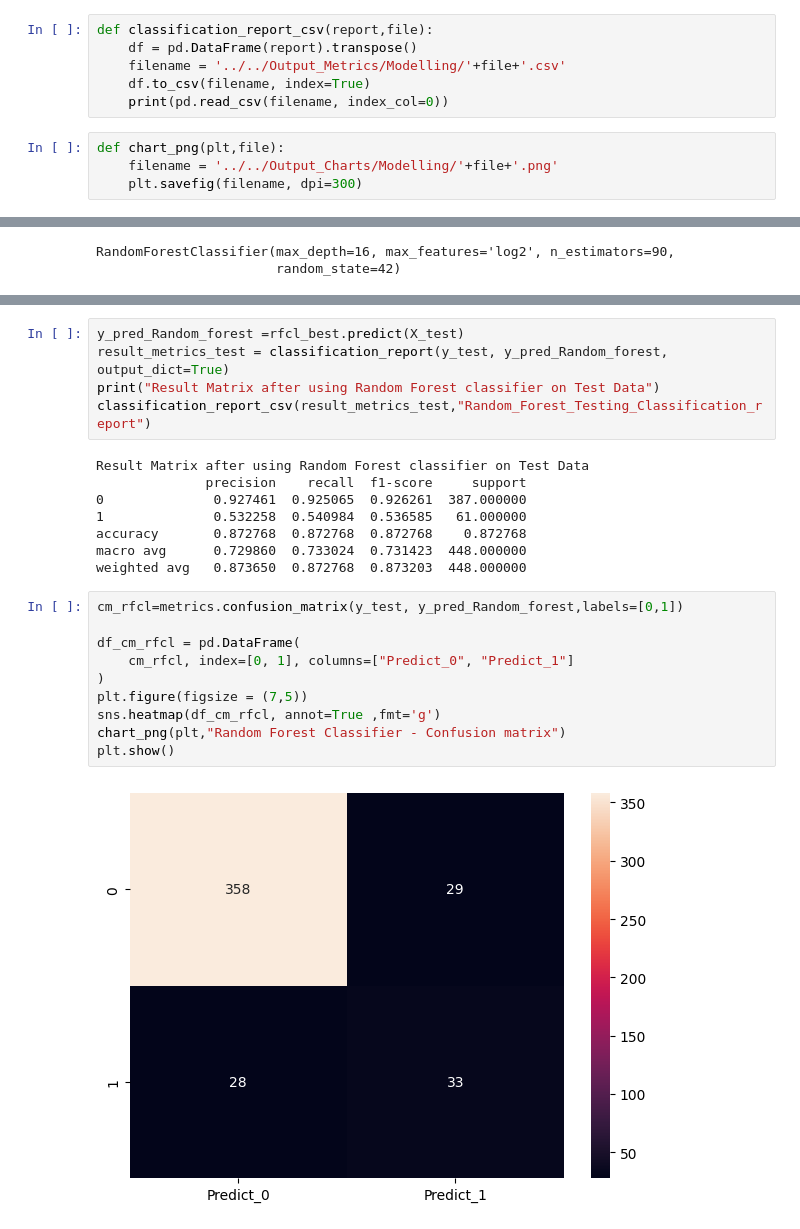
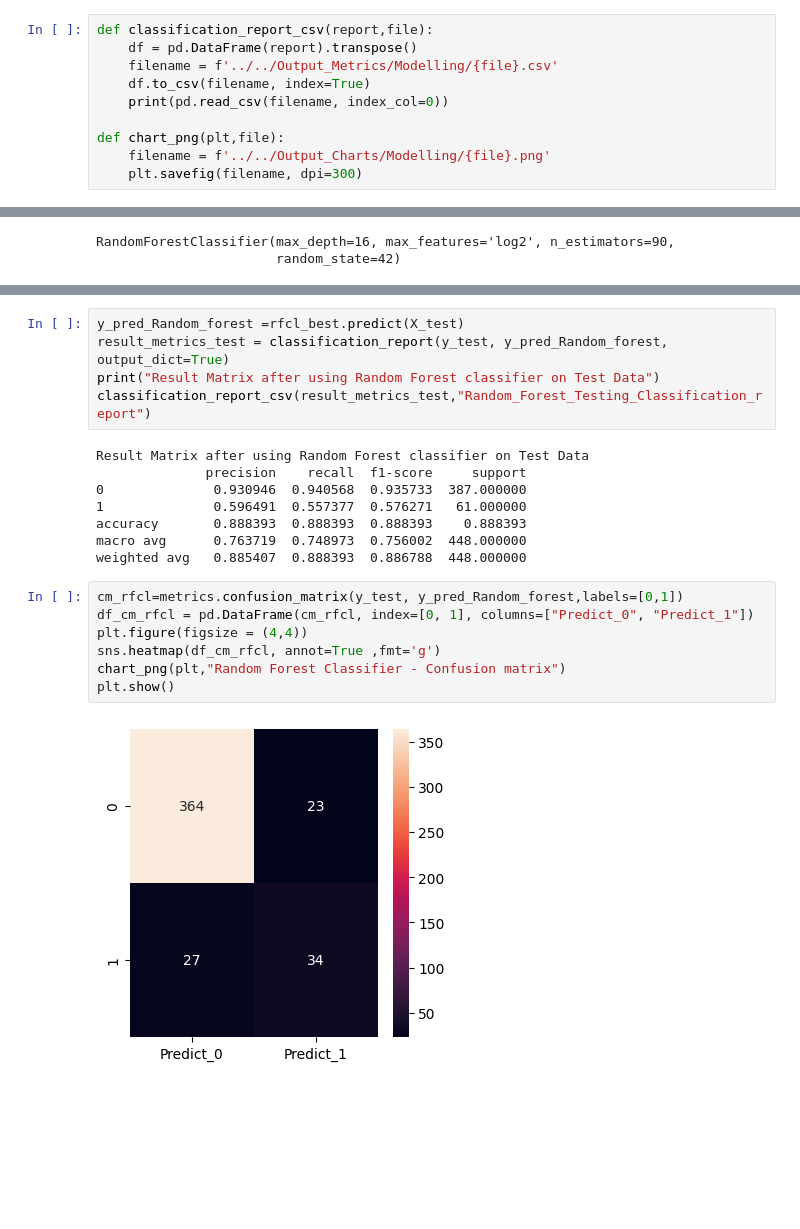
Before and after one commit to jay-singhvi/PyML_Personalized-Ads, a Jupyter notebook: Python_Code/Modelling/Market_Analytics.ipynb, the cells around one changed output, grey strips where cells are left out. Saved outputs shown, nothing was run; the diff lists cells and outputs as text; blank space fills up the shorter version.

```diff
--- a/Python_Code/Modelling/Market_Analytics.ipynb
+++ b/Python_Code/Modelling/Market_Analytics.ipynb
@@ -39,13 +39,13 @@ display(HTML("<style>.container { width:100% !important; }</style>"))
 # %%
 def classification_report_csv(report,file):
     df = pd.DataFrame(report).transpose()
-    filename = '../../Output_Metrics/Modelling/'+file+'.csv'
+    filename = f'../../Output_Metrics/Modelling/{file}.csv'
     df.to_csv(filename, index=True)
     print(pd.read_csv(filename, index_col=0))
+
+def chart_png(plt,file):
+    filename = f'../../Output_Charts/Modelling/{file}.png'
+    plt.savefig(filename, dpi=300)
-# %%
-def chart_png(plt,file):
-    filename = '../../Output_Charts/Modelling/'+file+'.png'
-    plt.savefig(filename, dpi=300)
 # %% [markdown]
 #### Importing clean data
 # %%
@@ -813,20 +811,17 @@ classification_report_csv(result_metrics_test,"Random_Forest_Testing_Classificat
 # %% [output]
 Result Matrix after using Random Forest classifier on Test Data
               precision    recall  f1-score     support
-0              0.927461  0.925065  0.926261  387.000000
-1              0.532258  0.540984  0.536585   61.000000
-accuracy       0.872768  0.872768  0.872768    0.872768
-macro avg      0.729860  0.733024  0.731423  448.000000
-weighted avg   0.873650  0.872768  0.873203  448.000000
+0              0.930946  0.940568  0.935733  387.000000
+1              0.596491  0.557377  0.576271   61.000000
+accuracy       0.888393  0.888393  0.888393    0.888393
+macro avg      0.763719  0.748973  0.756002  448.000000
+weighted avg   0.885407  0.888393  0.886788  448.000000
 # %%
 cm_rfcl=metrics.confusion_matrix(y_test, y_pred_Random_forest,labels=[0,1])
-
-df_cm_rfcl = pd.DataFrame(
-    cm_rfcl, index=[0, 1], columns=["Predict_0", "Predict_1"]
-)
-plt.figure(figsize = (7,5))
+df_cm_rfcl = pd.DataFrame(cm_rfcl, index=[0, 1], columns=["Predict_0", "Predict_1"])
+plt.figure(figsize = (4,4))
 sns.heatmap(df_cm_rfcl, annot=True ,fmt='g')
 chart_png(plt,"Random Forest Classifier - Confusion matrix")
 plt.show()
 # %% [output]
-[figure, old version]
+[figure, new version]
```
Also changed, not shown: parts of 27 cells of this notebook, 36 other files.
